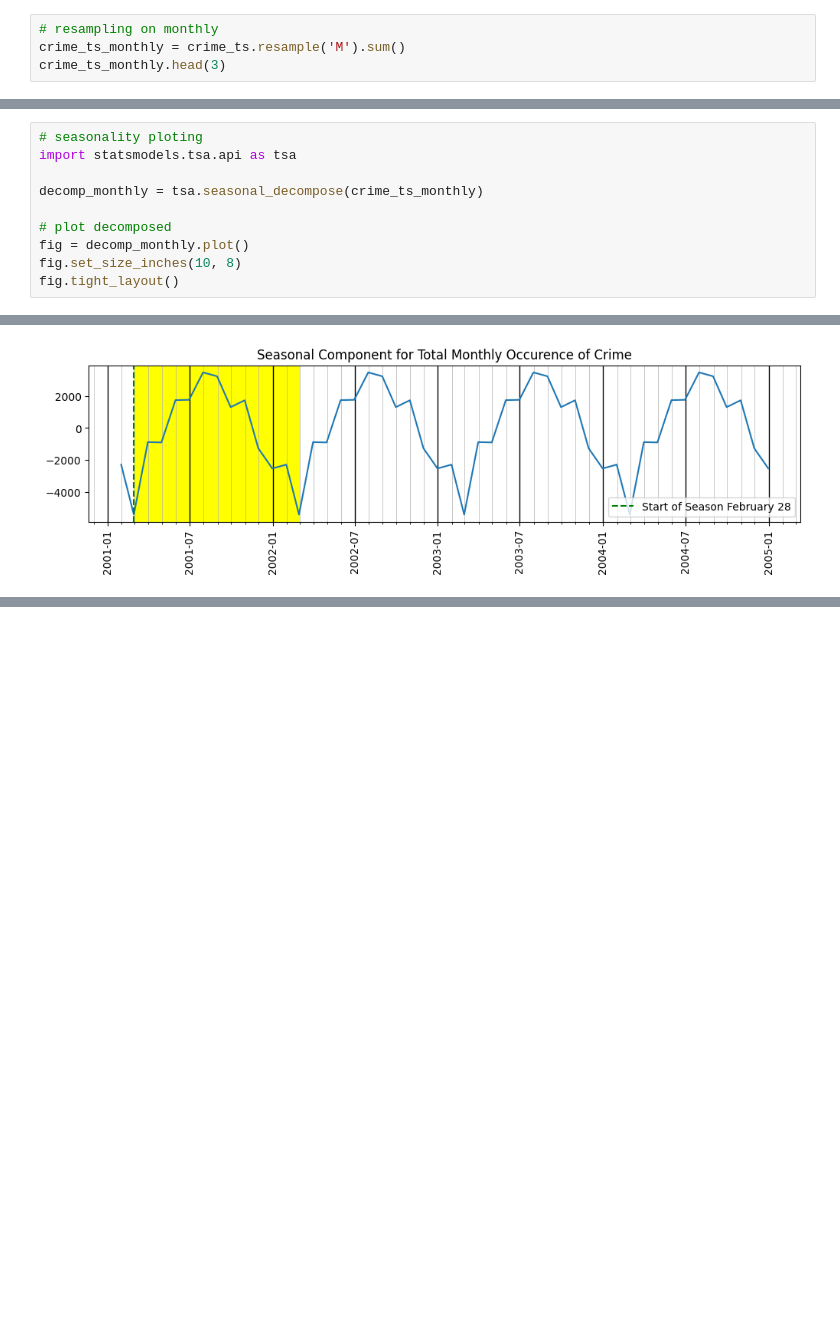
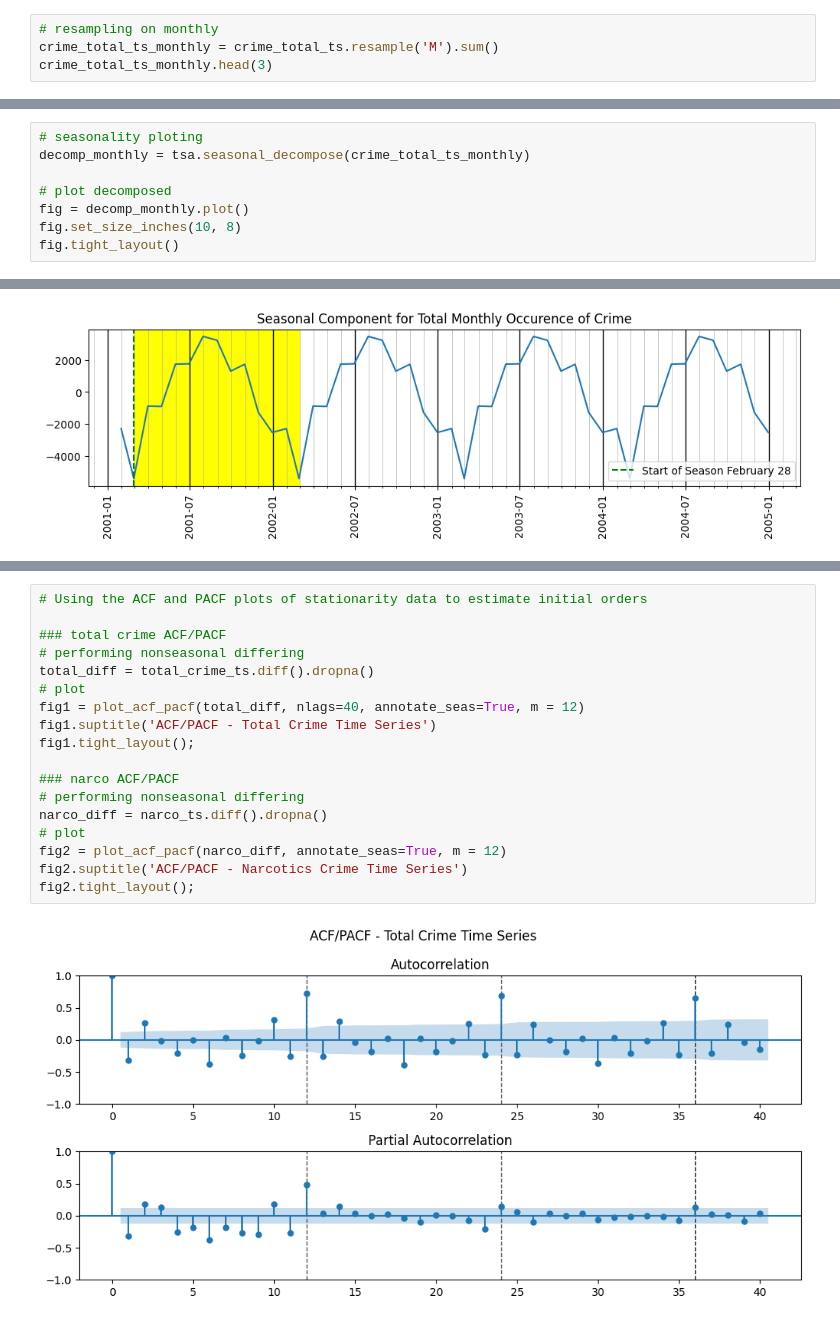
Before and after one commit to OMONa-E/Datetime-Data-Analysis, a Jupyter notebook: Chicago_Crime_Data_Analysis_.ipynb, the cells around one changed output, grey strips where cells are left out. Drawn from its saved outputs; the diff is of its cells as text; blank space fills up the shorter version.

```diff
--- a/Chicago_Crime_Data_Analysis_.ipynb
+++ b/Chicago_Crime_Data_Analysis_.ipynb
@@ -228,8 +220,8 @@ count    0
 dtype: int64
 # %%
 # resampling on monthly
-crime_ts_monthly = crime_ts.resample('M').sum()
-crime_ts_monthly.head(3)
+crime_total_ts_monthly = crime_total_ts.resample('M').sum()
+crime_total_ts_monthly.head(3)
 # %% [output]
 |  | count |
 | Date |  |
@@ -243,9 +235,7 @@ crime_ts_monthly.plot(grid=True, figsize=(12,2));
 [figure]
 # %%
 # seasonality ploting
-import statsmodels.tsa.api as tsa
-
-decomp_monthly = tsa.seasonal_decompose(crime_ts_monthly)
+decomp_monthly = tsa.seasonal_decompose(crime_total_ts_monthly)
 
 # plot decomposed
 fig = decomp_monthly.plot()
@@ -330,0 +566,20 @@ with an overall seasonal fluctuation of ~8897.74404761905 crimes per month
+# %%
+# Using the ACF and PACF plots of stationarity data to estimate initial orders
+
+### total crime ACF/PACF
+# performing nonseasonal differing
+total_diff = total_crime_ts.diff().dropna()
+# plot
+fig1 = plot_acf_pacf(total_diff, nlags=40, annotate_seas=True, m = 12)
+fig1.suptitle('ACF/PACF - Total Crime Time Series')
+fig1.tight_layout();
+
+### narco ACF/PACF
+# performing nonseasonal differing
+narco_diff = narco_ts.diff().dropna()
+# plot
+fig2 = plot_acf_pacf(narco_diff, annotate_seas=True, m = 12)
+fig2.suptitle('ACF/PACF - Narcotics Crime Time Series')
+fig2.tight_layout();
+# %% [output]
+[figure, added]
```
Also changed, not shown: parts of 34 cells of this notebook.
